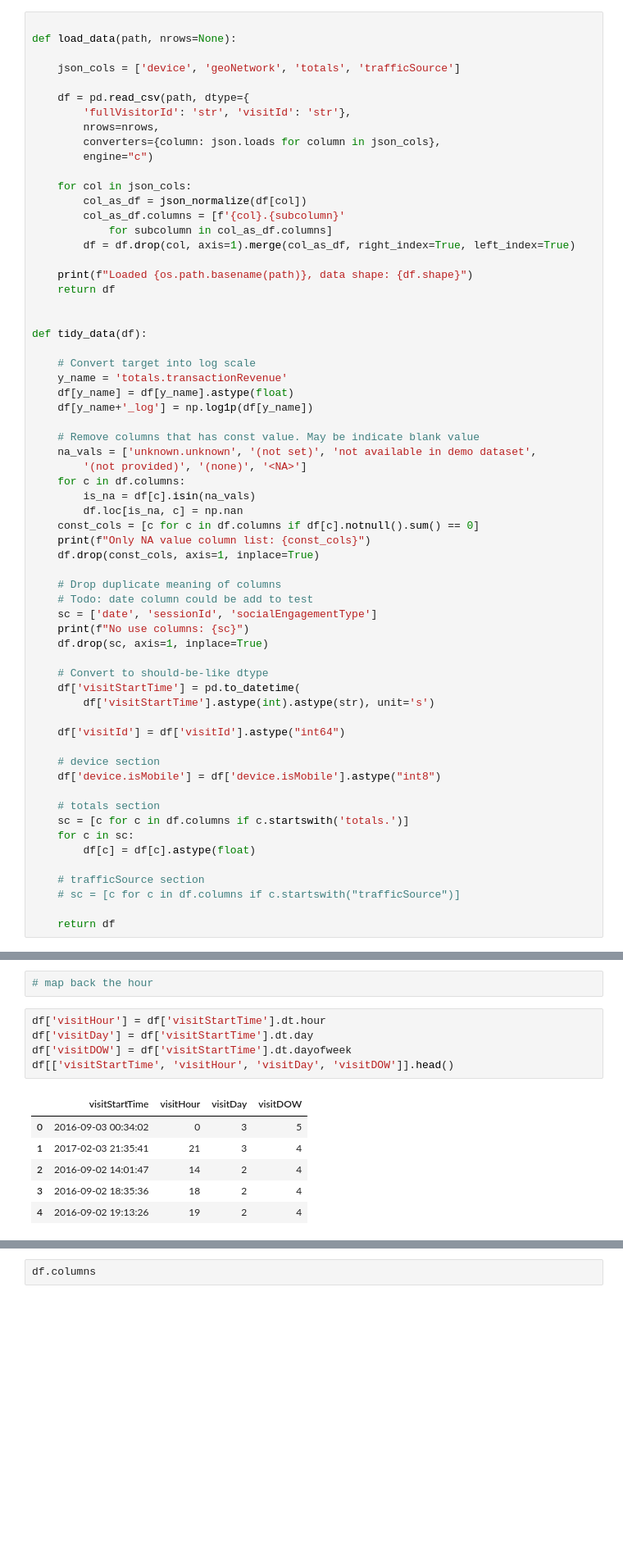
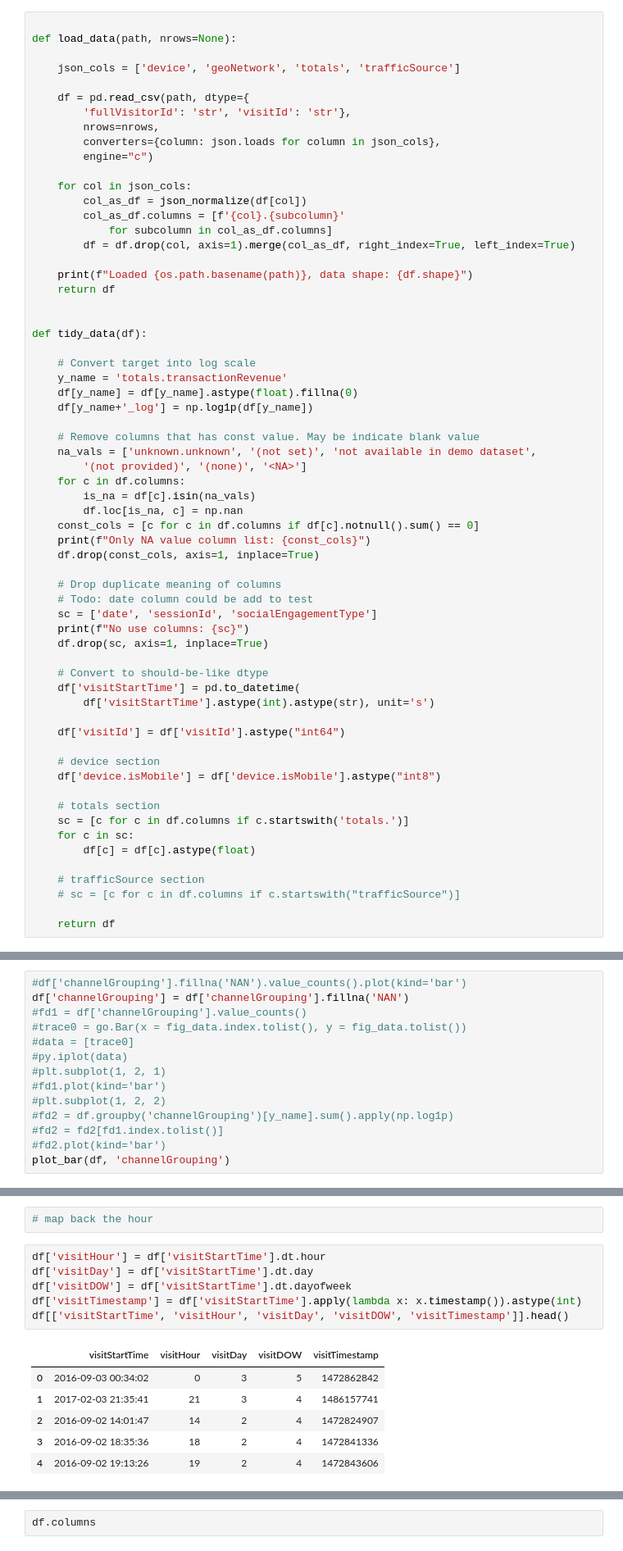
Before and after one commit to youess/ga, a Jupyter notebook: src/feature_en.ipynb, the cells around one changed output, grey strips where cells are left out. Shown: that part at 82% size. Saved outputs shown, nothing was run; the diff lists cells and outputs as text; blank space fills up the shorter version.

```diff
--- a/src/feature_en.ipynb
+++ b/src/feature_en.ipynb
@@ -44,7 +49,7 @@ def tidy_data(df):
 
     # Convert target into log scale
     y_name = 'totals.transactionRevenue'
-    df[y_name] = df[y_name].astype(float)
+    df[y_name] = df[y_name].astype(float).fillna(0)
     df[y_name+'_log'] = np.log1p(df[y_name])
 
     # Remove columns that has const value. May be indicate blank value
@@ -167,0 +189,14 @@ df['channelGrouping'].fillna('NAN').value_counts().plot(kind='bar')
+# %%
+#df['channelGrouping'].fillna('NAN').value_counts().plot(kind='bar')
+df['channelGrouping'] = df['channelGrouping'].fillna('NAN')
+#fd1 = df['channelGrouping'].value_counts()
+#trace0 = go.Bar(x = fig_data.index.tolist(), y = fig_data.tolist())
+#data = [trace0]
+#py.iplot(data)
+#plt.subplot(1, 2, 1)
+#fd1.plot(kind='bar')
+#plt.subplot(1, 2, 2)
+#fd2 = df.groupby('channelGrouping')[y_name].sum().apply(np.log1p)
+#fd2 = fd2[fd1.index.tolist()]
+#fd2.plot(kind='bar')
+plot_bar(df, 'channelGrouping')
@@ -232,12 +269,13 @@ for c in addr.unique().tolist():
 # %%
 df['visitHour'] = df['visitStartTime'].dt.hour
 df['visitDay'] = df['visitStartTime'].dt.day
 df['visitDOW'] = df['visitStartTime'].dt.dayofweek
-df[['visitStartTime', 'visitHour', 'visitDay', 'visitDOW']].head()
+df['visitTimestamp'] = df['visitStartTime'].apply(lambda x: x.timestamp()).astype(int)
+df[['visitStartTime', 'visitHour', 'visitDay', 'visitDOW', 'visitTimestamp']].head()
 # %% [output]
-|  | visitStartTime | visitHour | visitDay | visitDOW |
-| 0 | 2016-09-03 00:34:02 | 0 | 3 | 5 |
-| 1 | 2017-02-03 21:35:41 | 21 | 3 | 4 |
-| 2 | 2016-09-02 14:01:47 | 14 | 2 | 4 |
-| 3 | 2016-09-02 18:35:36 | 18 | 2 | 4 |
-| 4 | 2016-09-02 19:13:26 | 19 | 2 | 4 |
+|  | visitStartTime | visitHour | visitDay | visitDOW | visitTimestamp |
+| 0 | 2016-09-03 00:34:02 | 0 | 3 | 5 | 1472862842 |
+| 1 | 2017-02-03 21:35:41 | 21 | 3 | 4 | 1486157741 |
+| 2 | 2016-09-02 14:01:47 | 14 | 2 | 4 | 1472824907 |
+| 3 | 2016-09-02 18:35:36 | 18 | 2 | 4 | 1472841336 |
+| 4 | 2016-09-02 19:13:26 | 19 | 2 | 4 | 1472843606 |
```
Also changed, not shown: parts of 26 cells of this notebook.
